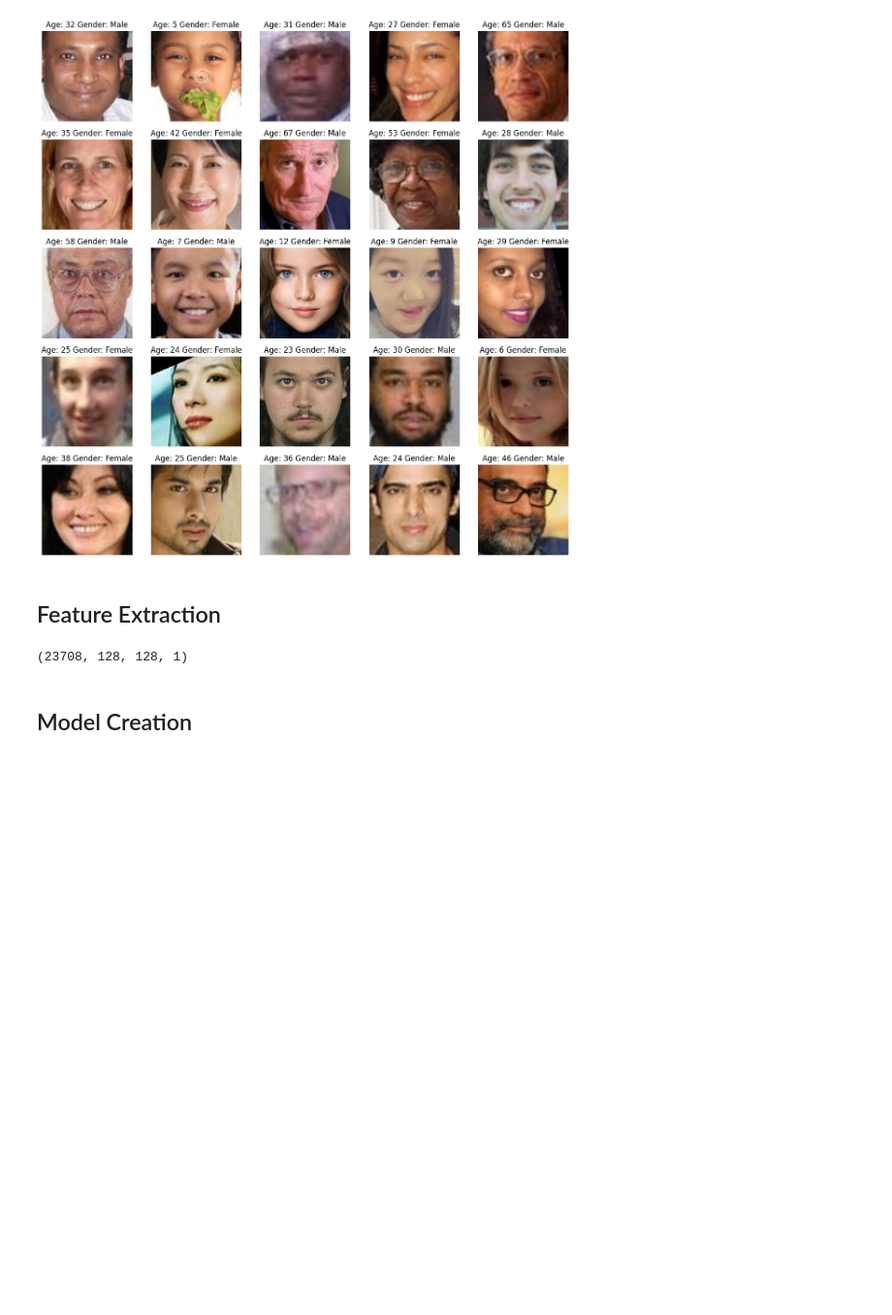
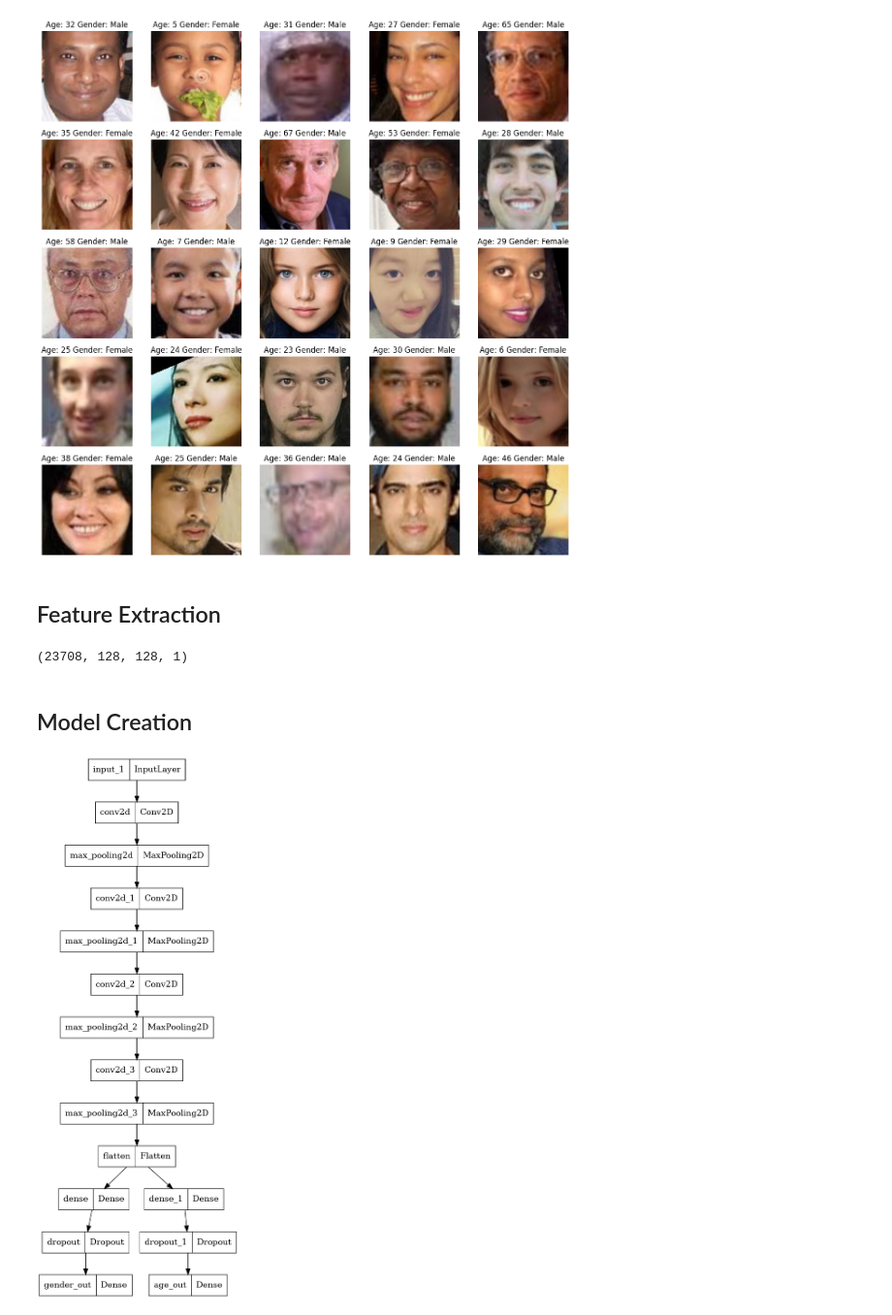
Before and after one commit to Aayush3014/Gender-and-Age-Detection, a Jupyter notebook: Gender-and-Age-Detection.ipynb, the cells around one changed output. Shown at 97% size. Saved outputs shown, nothing was run; the diff lists cells and outputs as text; code cells hidden in the pictures; blank space fills up the shorter version.

Commit message:
Plot the model

```diff
--- a/Gender-and-Age-Detection.ipynb
+++ b/Gender-and-Age-Detection.ipynb
@@ -200,3 +200,11 @@ output_2 = Dense(1, activation='relu', name='age_out') (dropout_2)
 model = Model(inputs=[inputs], outputs=[output_1, output_2])
 
 model.compile(loss=['binary_crossentropy', 'mae'], optimizer='adam', metrics=['accuracy'])
+# %%
+# plot the model
+from tensorflow.keras.utils import plot_model
+
+# Assuming 'model' is your Keras model
+plot_model(model, to_file='model.png')
+# %% [output]
+[figure, added]
```
